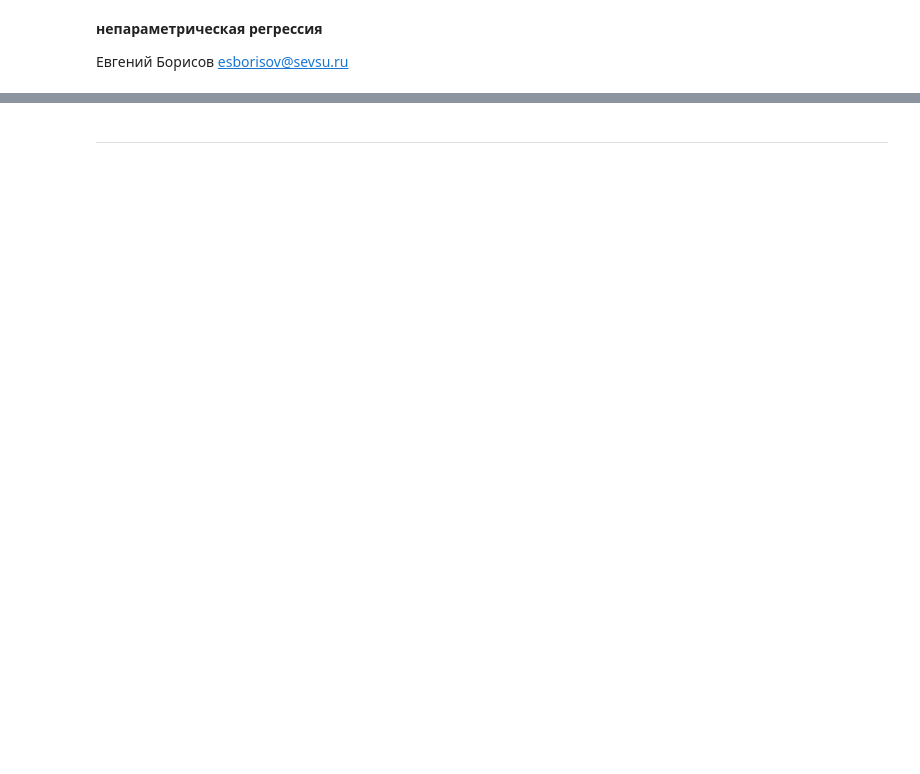
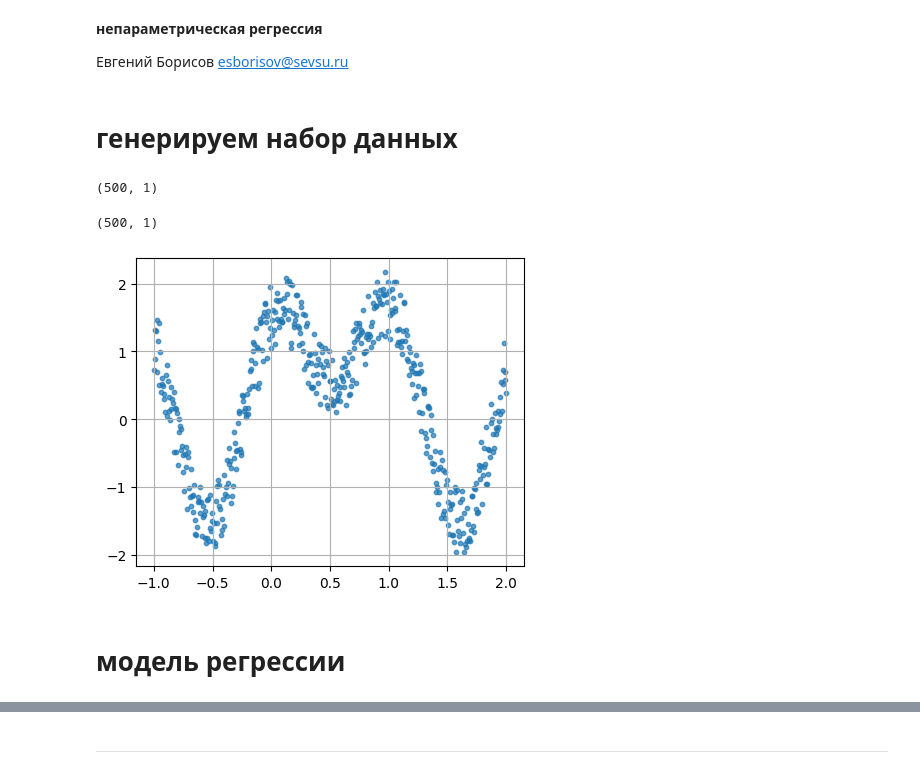
Before and after one commit to mechanoid5/ml_lectorium_2024_I, a Jupyter notebook: examples/06-regression-metric/01-regression-metric.ipynb, the cells around one changed output, grey strips where cells are left out. Cells and saved outputs as stored; diff of their text form; code cells hidden in the pictures; blank space fills up the shorter version.

```diff
--- a/examples/06-regression-metric/01-regression-metric.ipynb
+++ b/examples/06-regression-metric/01-regression-metric.ipynb
@@ -8,3 +8,23 @@ from numpy import random as rng
 import matplotlib.pyplot as plt
 # %%
 np.set_printoptions(precision=2)
+# %% [markdown]
+# генерируем набор данных
+# %%
+n_samples=500
+X = np.linspace(-1,2,n_samples).reshape(-1,1)
+y = np.sin(X*2.9)+np.cos(X*5.9)+rng.rand(n_samples).reshape(-1,1)
+display( X.shape,y.shape )
+# %% [output]
+(500, 1)
+(500, 1)
+# %%
+# рисуем исходные данные
+plt.figure(figsize=(5,4)) # размер картинки
+plt.scatter( x=X, y=y, s=10, alpha=0.7 ) # точки учебного набора
+plt.grid()
+plt.show()
+# %% [output]
+[figure, added]
+# %% [markdown]
+# модель регрессии
```
Also changed, not shown: parts of 17 cells of this notebook, 10 other files.
